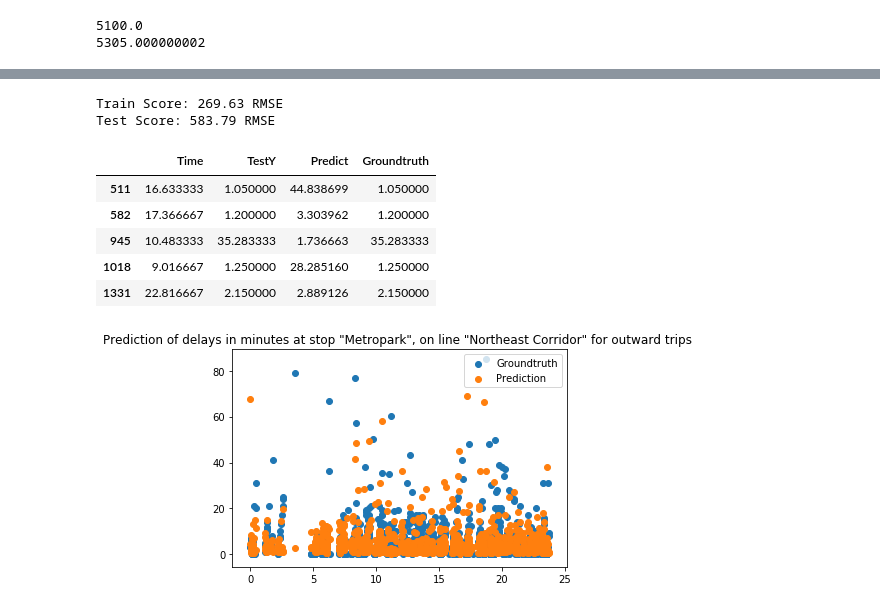
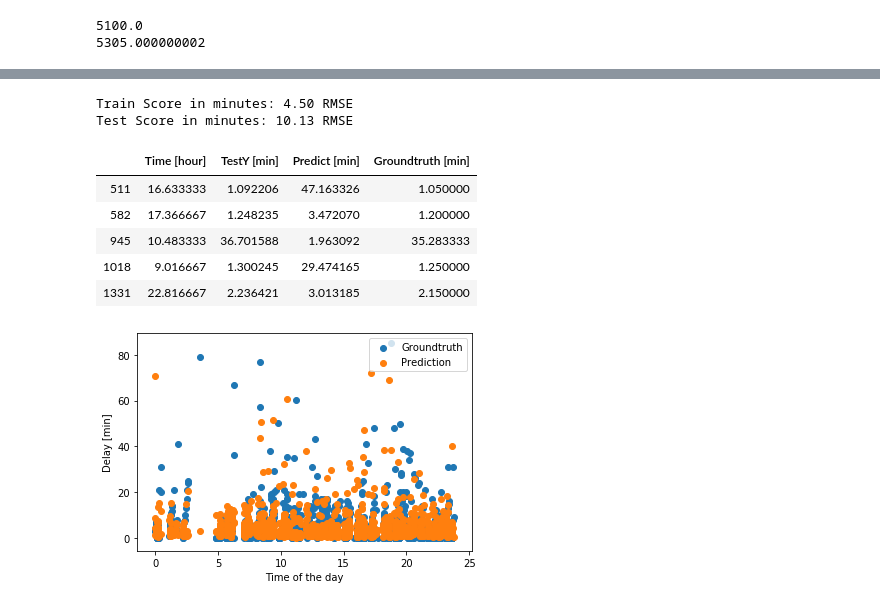
Before and after one commit to linahcharif/NTDS-Team24, a Jupyter notebook: Final_Model_LSTM.ipynb, the cells around one changed output, grey strips where cells are left out. Drawn from its saved outputs; the diff is of its cells as text; code cells hidden in the pictures.

Commit message:
Notebook check-up

```diff
--- a/Final_Model_LSTM.ipynb
+++ b/Final_Model_LSTM.ipynb
@@ -15,7 +13,9 @@ Drive already mounted at /content/drive; to attempt to forcibly remount, call dr
 # %% [markdown]
 Import the data for the NJ train network. Month of March 2018. Drop the observations with NaN delay.
 # %%
-df = pd.read_csv('/content/Outward.csv') #for example
+#for colab : df = pd.read_csv('/content/Outward.csv')
+
+df = pd.read_csv('Outward.csv')
 df.dropna(subset=['delay_minutes'], inplace=True)
 df.reset_index(drop=True, inplace=True)
 # %% [markdown]
@@ -240,12 +220,12 @@ testY_norm = testY*5305
 # %%
 # calculate root mean squared error
 trainScore = math.sqrt(mean_squared_error(trainY_norm, trainPredict_norm[:,0]))
-print('Train Score: %.2f RMSE' % (trainScore))
+print('Train Score in minutes: %.2f RMSE' % (trainScore/60))
 testScore = math.sqrt(mean_squared_error(testY_norm, testPredict_norm[:,0]))
-print('Test Score: %.2f RMSE' % (testScore))
+print('Test Score in minutes: %.2f RMSE' % (testScore/60))
 # %% [output]
-Train Score: 269.63 RMSE
-Test Score: 583.79 RMSE
+Train Score in minutes: 4.50 RMSE
+Test Score in minutes: 10.13 RMSE
 # %%
 #Transform back to delays in minutes, the time still has to change too
 
@@ -256,24 +236,28 @@ df_time = df['time'][(df['line'] == 6) & (df['stop_sequence']==10)]/60
 np.max(df_time)
 
 df_test_plot = pd.DataFrame()
-df_test_plot['Time'] = df_time[4:-1] #testX[:,1][:,1]
-df_test_plot['TestY'] = testY_norm*5305/5100/60
-df_test_plot['Predict'] = testPredict_norm/60
-df_test_plot['Groundtruth'] = groundtruth_test[4:-1]/60 #attention to this, caused by the look back
+df_test_plot['Time [hour]'] = df_time[4:-1]
+df_test_plot['TestY [min]'] = testY_norm*5305/5100/60
+df_test_plot['Predict [min]'] = testPredict_norm/60
+df_test_plot['Groundtruth [min]'] = groundtruth_test[4:-1]/60 #attention to this, caused by the look back
 
-df_test_plot.head()
+df_test_plot.head() #sanity check
 # %% [output]
-|  | Time | TestY | Predict | Groundtruth |
-| 511 | 16.633333 | 1.050000 | 44.838699 | 1.050000 |
-| 582 | 17.366667 | 1.200000 | 3.303962 | 1.200000 |
-| 945 | 10.483333 | 35.283333 | 1.736663 | 35.283333 |
-| 1018 | 9.016667 | 1.250000 | 28.285160 | 1.250000 |
-| 1331 | 22.816667 | 2.150000 | 2.889126 | 2.150000 |
+|  | Time [hour] | TestY [min] | Predict [min] | Groundtruth [min] |
+| 511 | 16.633333 | 1.092206 | 47.163326 | 1.050000 |
+| 582 | 17.366667 | 1.248235 | 3.472070 | 1.200000 |
+| 945 | 10.483333 | 36.701588 | 1.963092 | 35.283333 |
+| 1018 | 9.016667 | 1.300245 | 29.474165 | 1.250000 |
+| 1331 | 22.816667 | 2.236421 | 3.013185 | 2.150000 |
 # %%
-plt.scatter(df_test_plot['Time'],df_test_plot['Groundtruth'],label='Groundtruth')
-plt.scatter(df_test_plot['Time'],df_test_plot['Predict'],label='Prediction')
-plt.title('Prediction of delays in minutes at stop "Metropark", on line "Northeast Corridor" for outward trips ')
+ax1 = plt.scatter(df_test_plot['Time [hour]'],df_test_plot['Groundtruth [min]'],label='Groundtruth')
+ax2 = plt.scatter(df_test_plot['Time [hour]'],df_test_plot['Predict [min]'],label='Prediction')
+#plt.title('Prediction of delays at stop "Metropark", on line "Northeast Corridor" for outward trips ')
+plt.ylabel('Delay [min]')
+plt.xlabel('Time of the day')
 plt.legend()
+plt.savefig('./Images and Gifs/LSTM_plot.pdf')
+
 plt.show()
 # %% [output]
-[figure, old version]
+[figure, new version]
```
Also changed, not shown: parts of 10 cells of this notebook, 3 other files.
